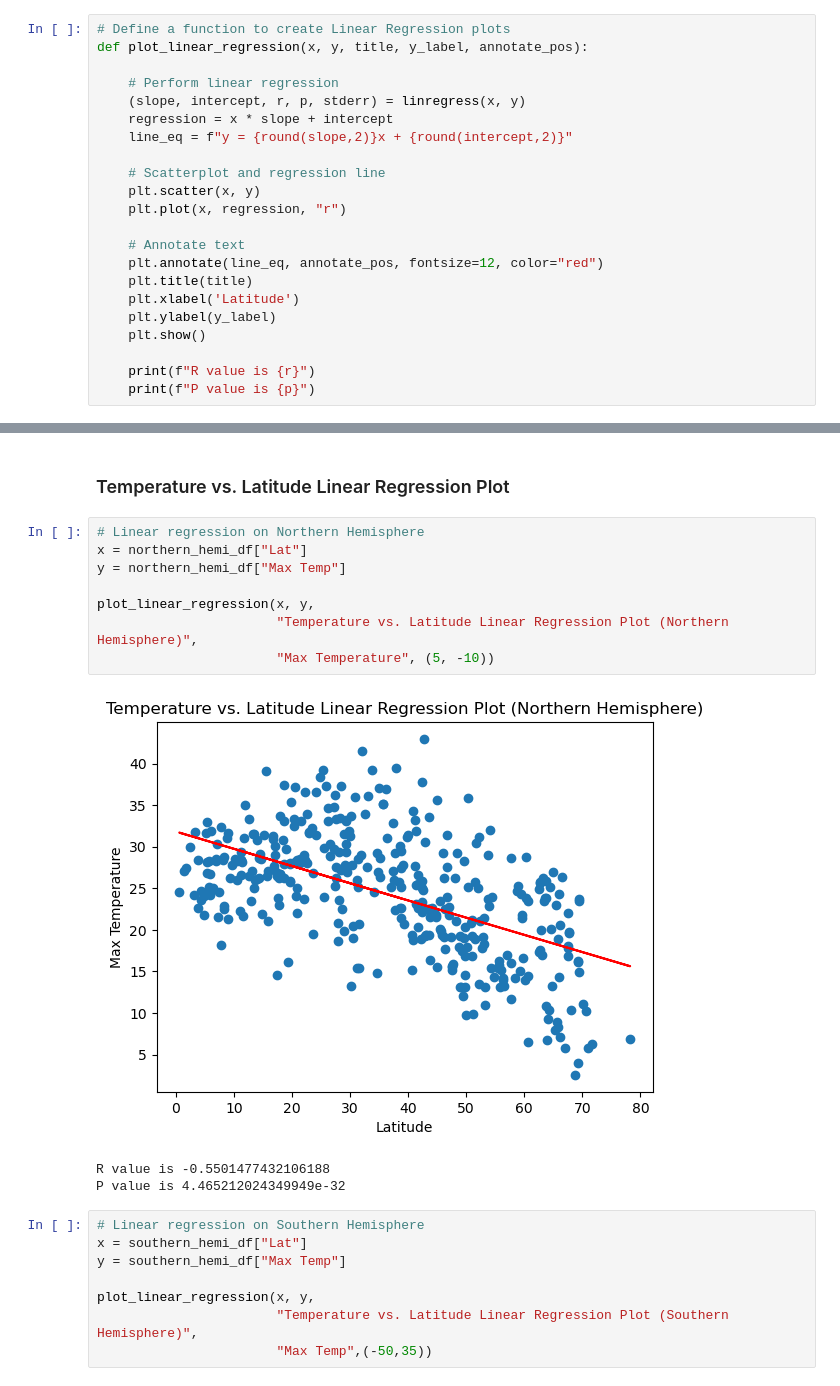
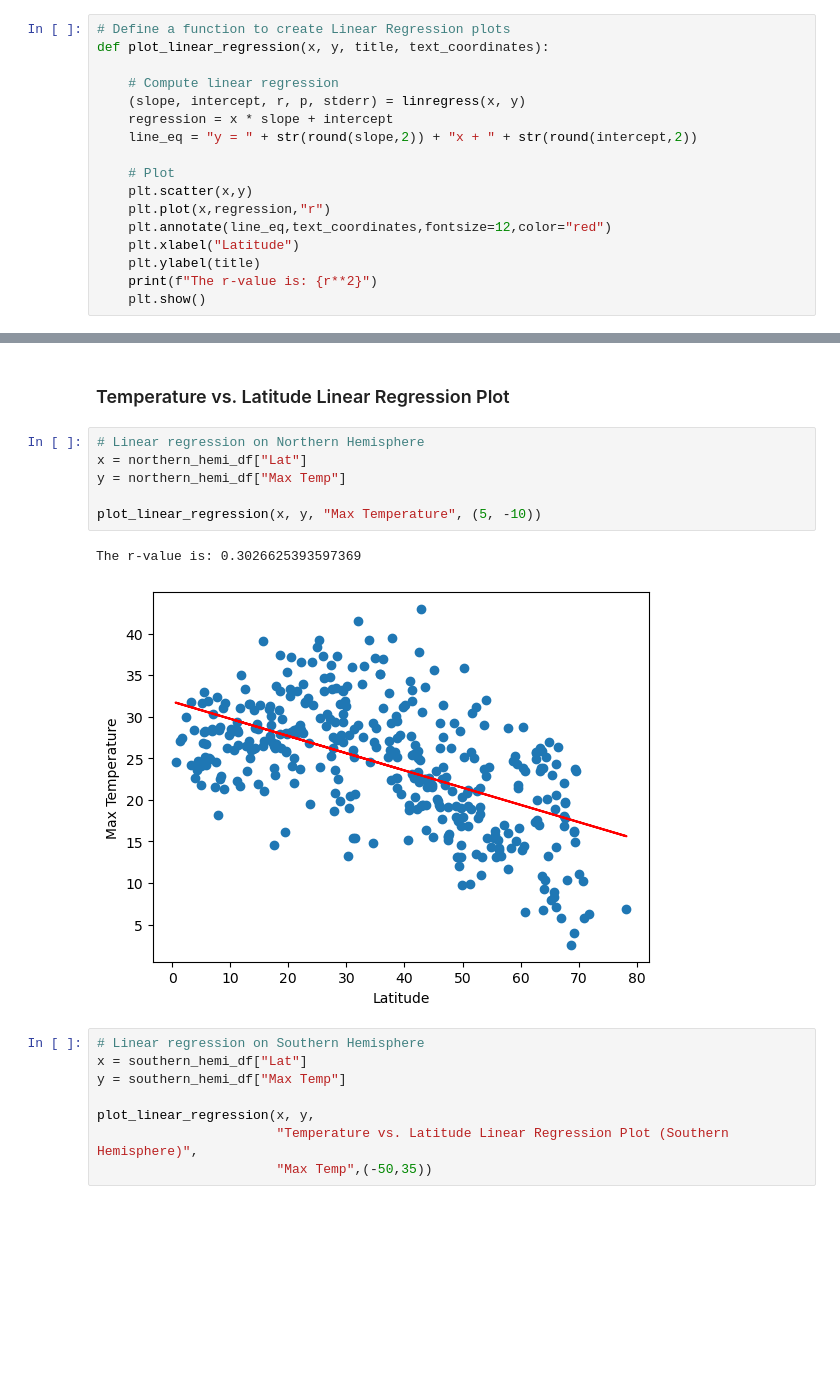
Before and after one commit to stephaniepatriciaans/WeatherPy, a Jupyter notebook: 06-Python-APIs/Starter_Code/starter_code/WeatherPy.ipynb, the cells around one changed output, grey strips where cells are left out. Cells and saved outputs as stored; diff of their text form; blank space fills up the shorter version.

```diff
--- a/06-Python-APIs/Starter_Code/starter_code/WeatherPy.ipynb
+++ b/06-Python-APIs/Starter_Code/starter_code/WeatherPy.ipynb
@@ -299,26 +300,21 @@ plt.show()
 ## Requirement 2: Compute Linear Regression for Each Relationship
 # %%
 # Define a function to create Linear Regression plots
-def plot_linear_regression(x, y, title, y_label, annotate_pos):
+def plot_linear_regression(x, y, title, text_coordinates):
 
-    # Perform linear regression
+    # Compute linear regression
     (slope, intercept, r, p, stderr) = linregress(x, y)
     regression = x * slope + intercept
-    line_eq = f"y = {round(slope,2)}x + {round(intercept,2)}"
+    line_eq = "y = " + str(round(slope,2)) + "x + " + str(round(intercept,2))
 
-    # Scatterplot and regression line
-    plt.scatter(x, y)
-    plt.plot(x, regression, "r")
-
-    # Annotate text
-    plt.annotate(line_eq, annotate_pos, fontsize=12, color="red")
-    plt.title(title)
-    plt.xlabel('Latitude')
-    plt.ylabel(y_label)
+    # Plot
+    plt.scatter(x,y)
+    plt.plot(x,regression,"r")
+    plt.annotate(line_eq,text_coordinates,fontsize=12,color="red")
+    plt.xlabel("Latitude")
+    plt.ylabel(title)
+    print(f"The r-value is: {r**2}")
     plt.show()
-
-    print(f"R value is {r}")
-    print(f"P value is {p}")
 # %%
 # Create a DataFrame with the Northern Hemisphere data (Latitude >= 0)
 northern_hemi_df = city_data_df.loc[(city_data_df["Lat"]>= 0)]
@@ -352,15 +348,12 @@ southern_hemi_df.head()
 # %%
 # Linear regression on Northern Hemisphere
 x = northern_hemi_df["Lat"]
 y = northern_hemi_df["Max Temp"]
 
-plot_linear_regression(x, y,
-                       "Temperature vs. Latitude Linear Regression Plot (Northern Hemisphere)",
-                       "Max Temperature", (5, -10))
+plot_linear_regression(x, y, "Max Temperature", (5, -10))
 # %% [output]
+The r-value is: 0.3026625393597369
-[figure, old version]
+[figure, new version]
-R value is -0.5501477432106188
-P value is 4.465212024349949e-32
 # %%
 # Linear regression on Southern Hemisphere
 x = southern_hemi_df["Lat"]
```
Also changed, not shown: parts of 4 cells of this notebook.
